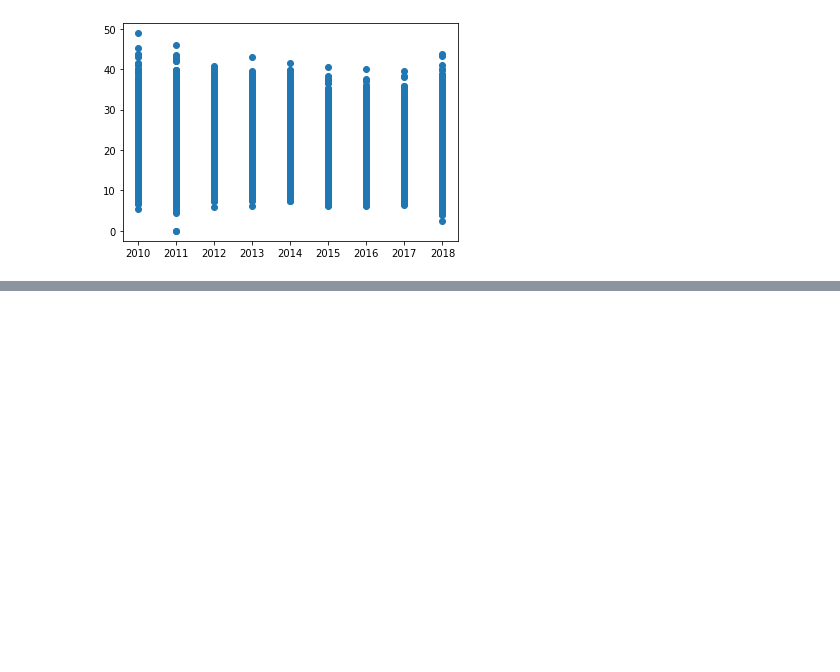
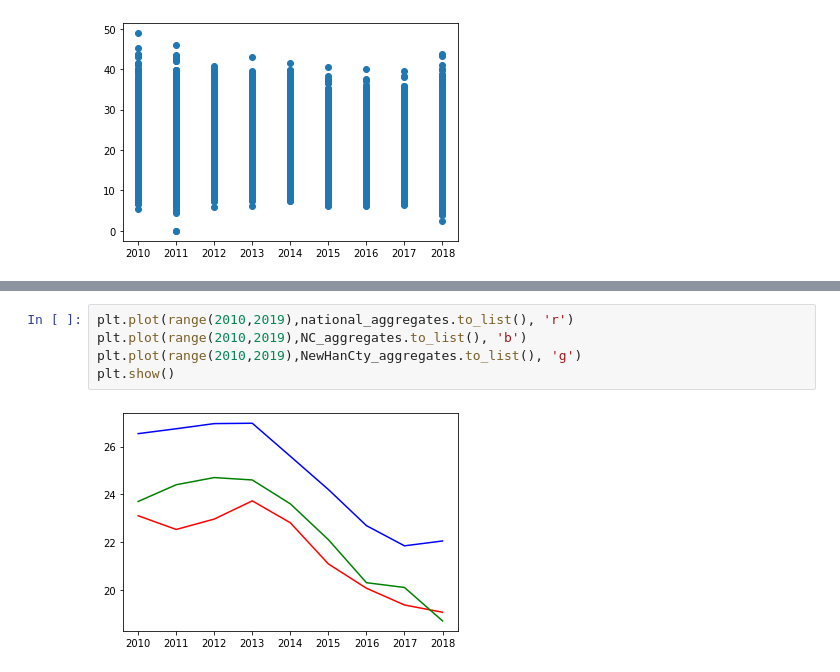
Before and after one commit to wesmith4/mat210-data-viz, a Jupyter notebook: feedingAmerica/feedingAmerica.ipynb, the cells around one changed output, grey strips where cells are left out. Cells and saved outputs as stored; diff of their text form; blank space fills up the shorter version.

```diff
--- a/feedingAmerica/feedingAmerica.ipynb
+++ b/feedingAmerica/feedingAmerica.ipynb
@@ -97,0 +86,7 @@ get_ipython()
+# %%
+plt.plot(range(2010,2019),national_aggregates.to_list(), 'r')
+plt.plot(range(2010,2019),NC_aggregates.to_list(), 'b')
+plt.plot(range(2010,2019),NewHanCty_aggregates.to_list(), 'g')
+plt.show()
+# %% [output]
+[figure, added]
```
Also changed, not shown: parts of 5 cells of this notebook.
